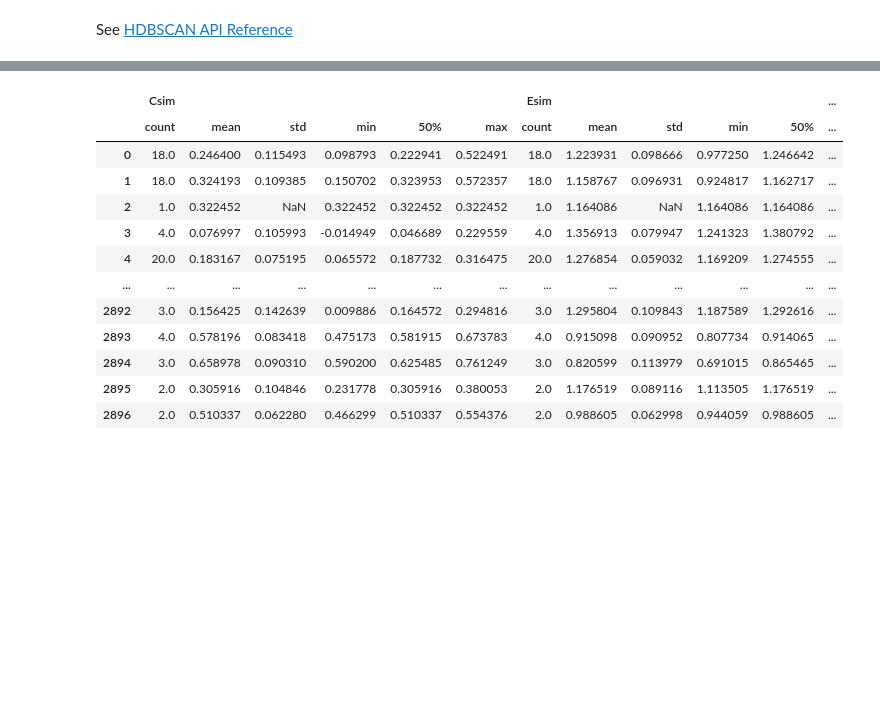
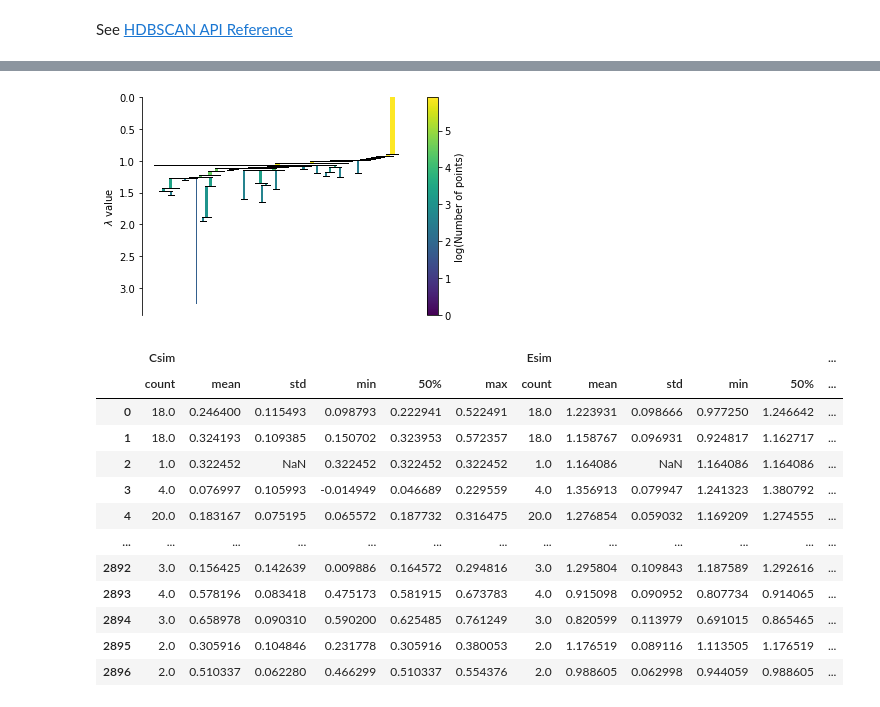
Before and after one commit to Hackathorn/CVA-SBERT, a Jupyter notebook: notebooks/CVA-SBERT-SDIclustering.ipynb, the cells around one changed output, grey strips where cells are left out. Drawn from its saved outputs; the diff is of its cells as text; code cells hidden in the pictures; blank space fills up the shorter version.

```diff
--- a/notebooks/CVA-SBERT-SDIclustering.ipynb
+++ b/notebooks/CVA-SBERT-SDIclustering.ipynb
@@ -273,3 +304,8 @@ clusterer.condensed_tree_.plot()
+# %%
+fig = ax.get_figure()
+fig
+# %% [output]
+[figure, added]
 # %%
 # SD_clus['Csim', 'Esim'].mean()
 SD1 = SD_clus['Csim', 'Esim'].describe(percentiles=[])
```
Also changed, not shown: parts of 10 cells of this notebook.
